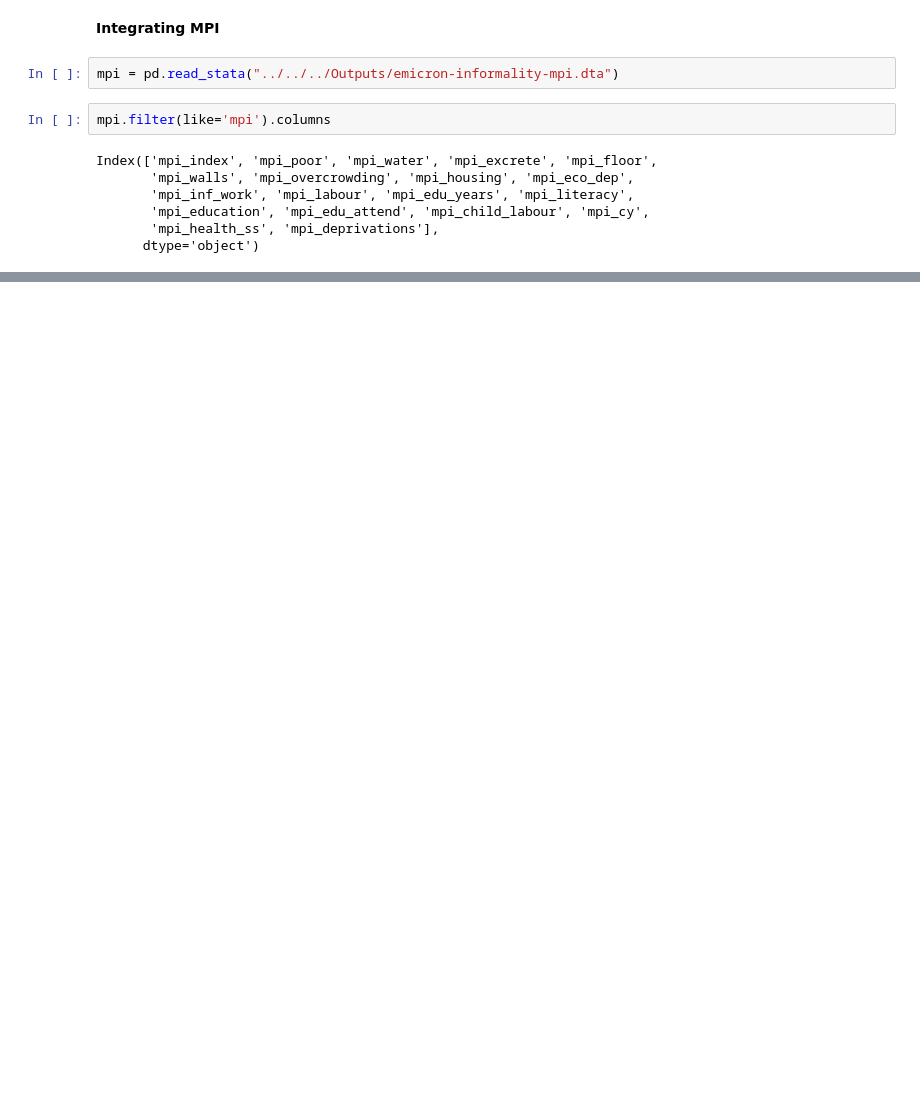
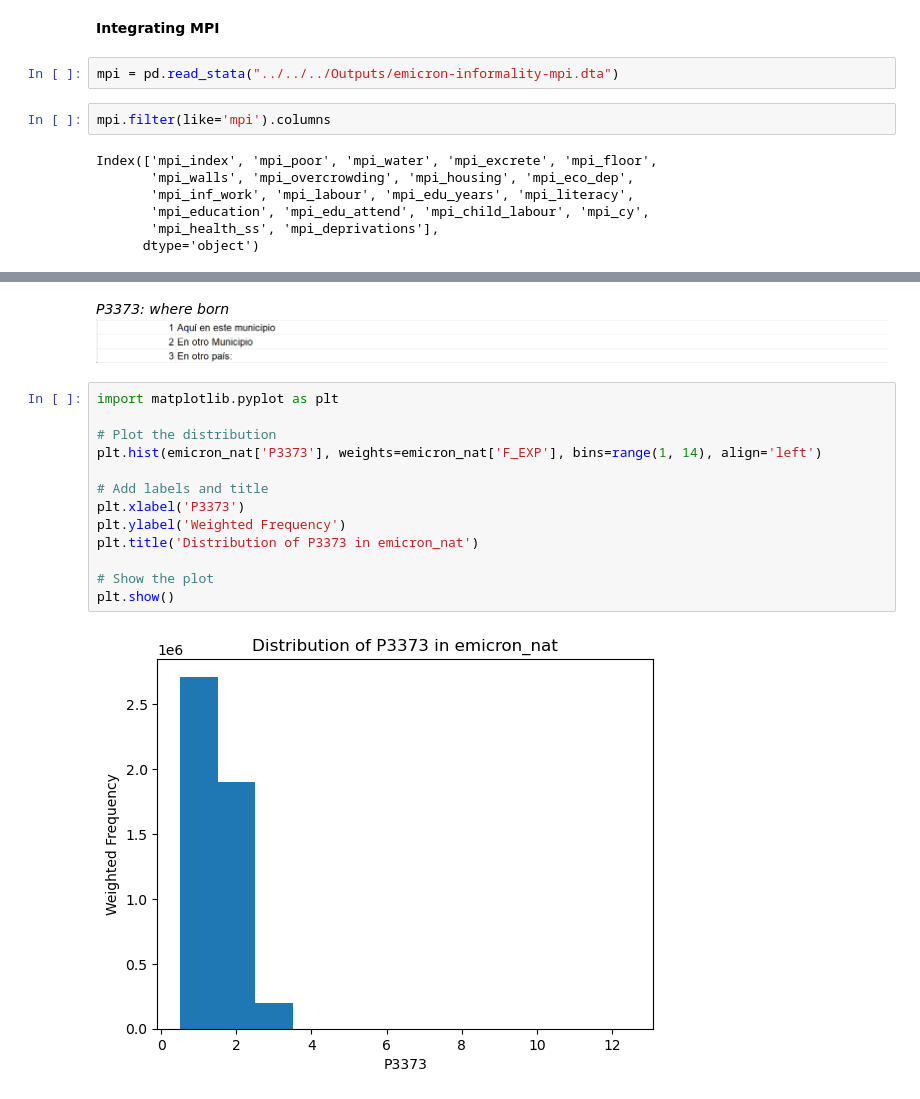
Before and after one commit to rbenzecry/SME-informal-sector-colombia, a Jupyter notebook: Project/04_analysis_natives/Code/01_analysis_colombians.ipynb, the cells around one changed output, grey strips where cells are left out. Drawn from its saved outputs; the diff is of its cells as text; blank space fills up the shorter version.

```diff
--- a/Project/04_analysis_natives/Code/01_analysis_colombians.ipynb
+++ b/Project/04_analysis_natives/Code/01_analysis_colombians.ipynb
@@ -35,0 +350,18 @@ emicron = pd.merge(emicron, mpi[columns_to_merge], on=["DIRECTORIO", "SECUENCIA_
+# %% [markdown]
+*P3373: where born*
+![image.png](embedded-picture-1)
+# %%
+import matplotlib.pyplot as plt
+
+# Plot the distribution
+plt.hist(emicron_nat['P3373'], weights=emicron_nat['F_EXP'], bins=range(1, 14), align='left')
+
+# Add labels and title
+plt.xlabel('P3373')
+plt.ylabel('Weighted Frequency')
+plt.title('Distribution of P3373 in emicron_nat')
+
+# Show the plot
+plt.show()
+# %% [output]
+[figure, added]
```
Also changed, not shown: parts of 134 cells of this notebook.
